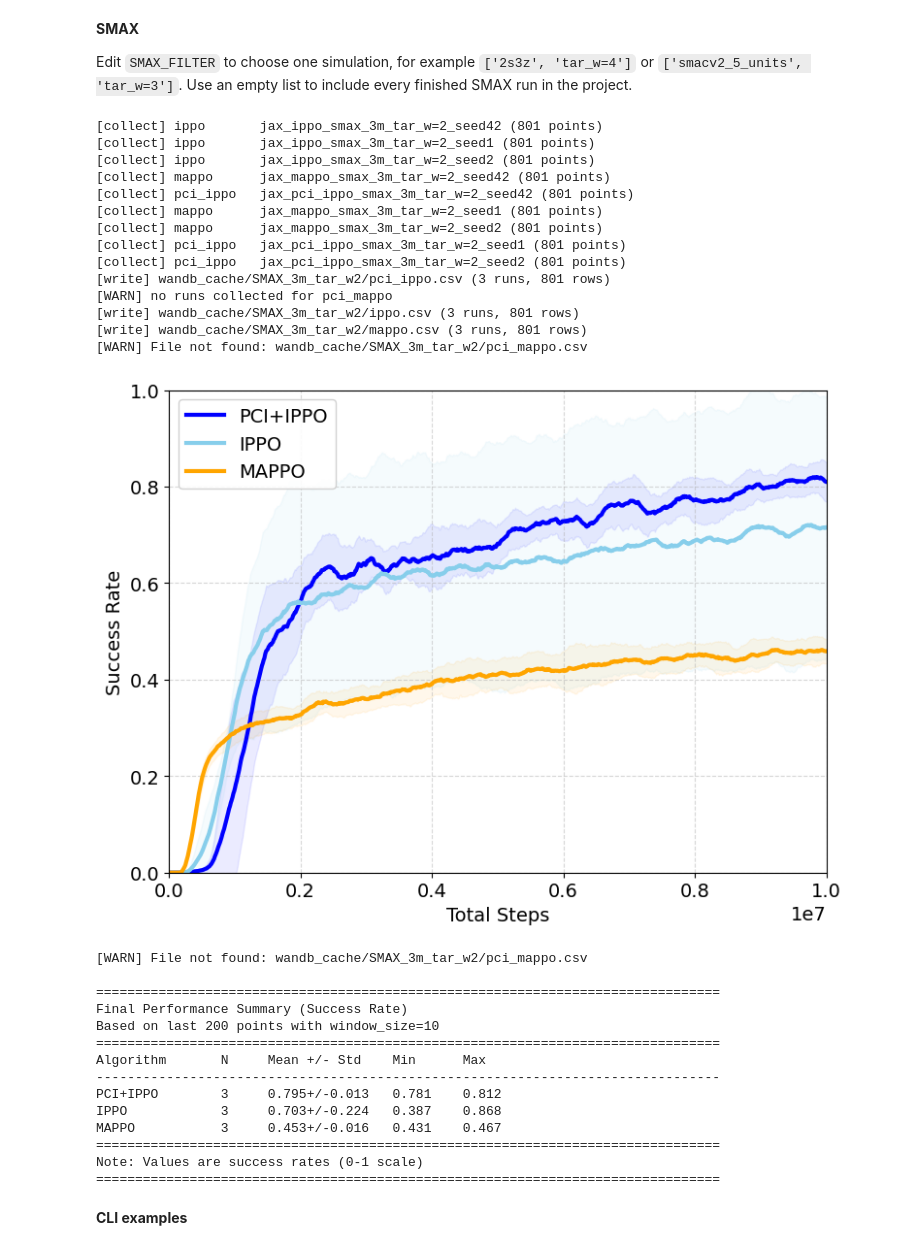
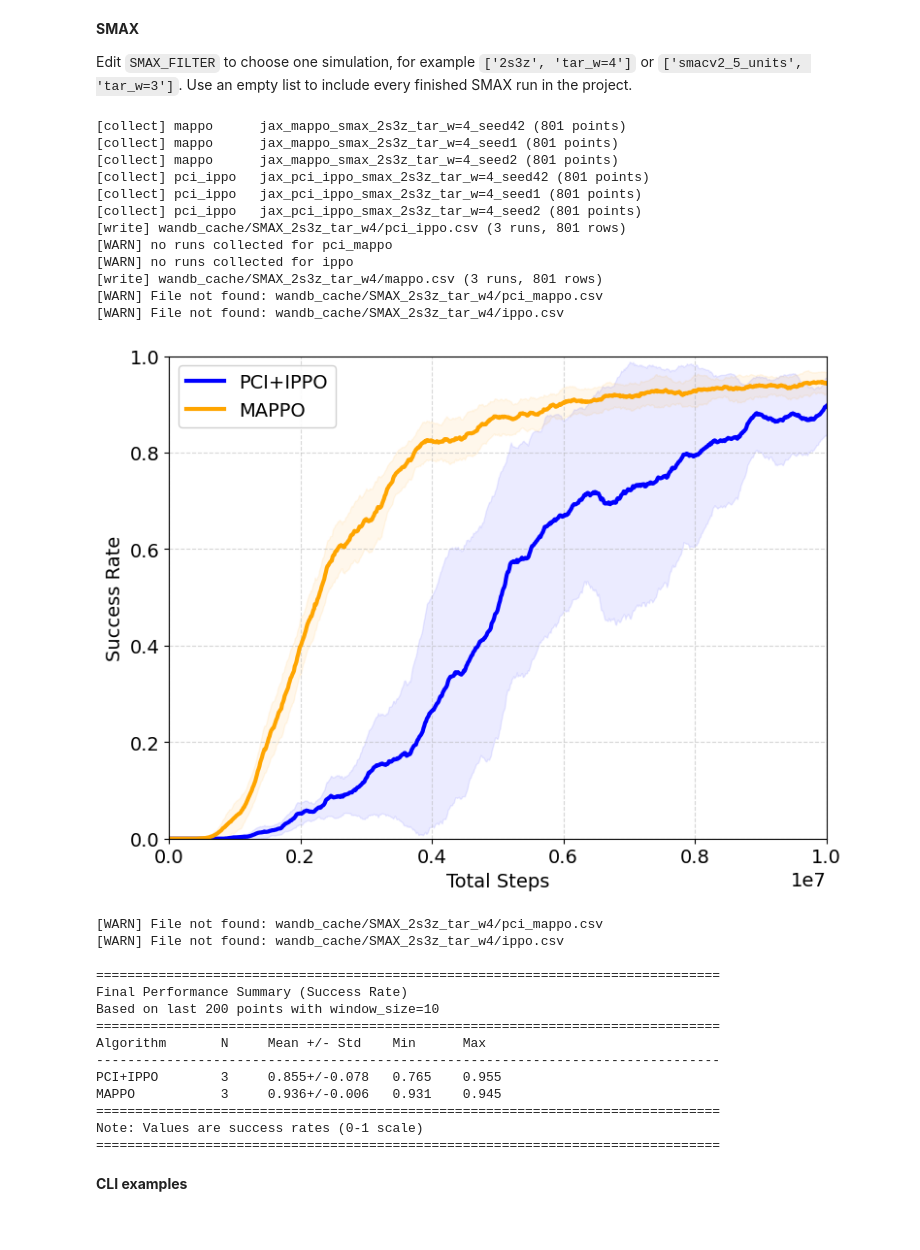
Before and after one commit to chamjinJoo/credit_assign_IRR, a Jupyter notebook: figures/fig_wandb_training_curves.ipynb, the cells around one changed output. Cells and saved outputs as stored; diff of their text form; code cells hidden in the pictures.

```diff
--- a/figures/fig_wandb_training_curves.ipynb
+++ b/figures/fig_wandb_training_curves.ipynb
@@ -129,38 +127,37 @@ Note: Values are success rates (0-1 scale)
 
 Edit `SMAX_FILTER` to choose one simulation, for example `['2s3z', 'tar_w=4']` or `['smacv2_5_units', 'tar_w=3']`. Use an empty list to include every finished SMAX run in the project.
 # %%
-SMAX_FILTER = ["3m", "tar_w=2"]
+SMAX_FILTER = ["2s3z", "tar_w=4"]
 filter_name = "all" if not SMAX_FILTER else "_".join(s.replace("=", "") for s in SMAX_FILTER)
 SMAX_DIR = Path("wandb_cache") / f"SMAX_{filter_name}"
 
 fetch_wandb_training_curves(
     preset="smax",
     entity=ENTITY,
     output_dir=SMAX_DIR,
     state="finished",
     contains=SMAX_FILTER,
 )
 
 smax_config = build_plot_config("smax", SMAX_DIR)
 plot(smax_config, figsize=(8, 6), window_size=20, xlim=(0, 1e7))
 print_performance_table(smax_config, window_size=10, last_n=200)
 # %% [output]
-[collect] ippo       jax_ippo_smax_3m_tar_w=2_seed42 (801 points)
-[collect] ippo       jax_ippo_smax_3m_tar_w=2_seed1 (801 points)
-[collect] ippo       jax_ippo_smax_3m_tar_w=2_seed2 (801 points)
-[collect] mappo      jax_mappo_smax_3m_tar_w=2_seed42 (801 points)
-[collect] pci_ippo   jax_pci_ippo_smax_3m_tar_w=2_seed42 (801 points)
-[collect] mappo      jax_mappo_smax_3m_tar_w=2_seed1 (801 points)
-[collect] mappo      jax_mappo_smax_3m_tar_w=2_seed2 (801 points)
-[collect] pci_ippo   jax_pci_ippo_smax_3m_tar_w=2_seed1 (801 points)
-[collect] pci_ippo   jax_pci_ippo_smax_3m_tar_w=2_seed2 (801 points)
-[write] wandb_cache/SMAX_3m_tar_w2/pci_ippo.csv (3 runs, 801 rows)
+[collect] mappo      jax_mappo_smax_2s3z_tar_w=4_seed42 (801 points)
+[collect] mappo      jax_mappo_smax_2s3z_tar_w=4_seed1 (801 points)
+[collect] mappo      jax_mappo_smax_2s3z_tar_w=4_seed2 (801 points)
+[collect] pci_ippo   jax_pci_ippo_smax_2s3z_tar_w=4_seed42 (801 points)
+[collect] pci_ippo   jax_pci_ippo_smax_2s3z_tar_w=4_seed1 (801 points)
+[collect] pci_ippo   jax_pci_ippo_smax_2s3z_tar_w=4_seed2 (801 points)
+[write] wandb_cache/SMAX_2s3z_tar_w4/pci_ippo.csv (3 runs, 801 rows)
 [WARN] no runs collected for pci_mappo
-[write] wandb_cache/SMAX_3m_tar_w2/ippo.csv (3 runs, 801 rows)
-[write] wandb_cache/SMAX_3m_tar_w2/mappo.csv (3 runs, 801 rows)
-[WARN] File not found: wandb_cache/SMAX_3m_tar_w2/pci_mappo.csv
+[WARN] no runs collected for ippo
+[write] wandb_cache/SMAX_2s3z_tar_w4/mappo.csv (3 runs, 801 rows)
+[WARN] File not found: wandb_cache/SMAX_2s3z_tar_w4/pci_mappo.csv
+[WARN] File not found: wandb_cache/SMAX_2s3z_tar_w4/ippo.csv
-[figure, old version]
+[figure, new version]
-[WARN] File not found: wandb_cache/SMAX_3m_tar_w2/pci_mappo.csv
+[WARN] File not found: wandb_cache/SMAX_2s3z_tar_w4/pci_mappo.csv
+[WARN] File not found: wandb_cache/SMAX_2s3z_tar_w4/ippo.csv
 
 ================================================================================
 Final Performance Summary (Success Rate)
@@ -168,9 +165,8 @@ Based on last 200 points with window_size=10
 ================================================================================
 Algorithm       N     Mean +/- Std    Min      Max
 --------------------------------------------------------------------------------
-PCI+IPPO        3     0.795+/-0.013   0.781    0.812
-IPPO            3     0.703+/-0.224   0.387    0.868
-MAPPO           3     0.453+/-0.016   0.431    0.467
+PCI+IPPO        3     0.855+/-0.078   0.765    0.955
+MAPPO           3     0.936+/-0.006   0.931    0.945
 ================================================================================
 Note: Values are success rates (0-1 scale)
 ================================================================================
```
Also changed, not shown: parts of 2 cells of this notebook, 20 other files.
